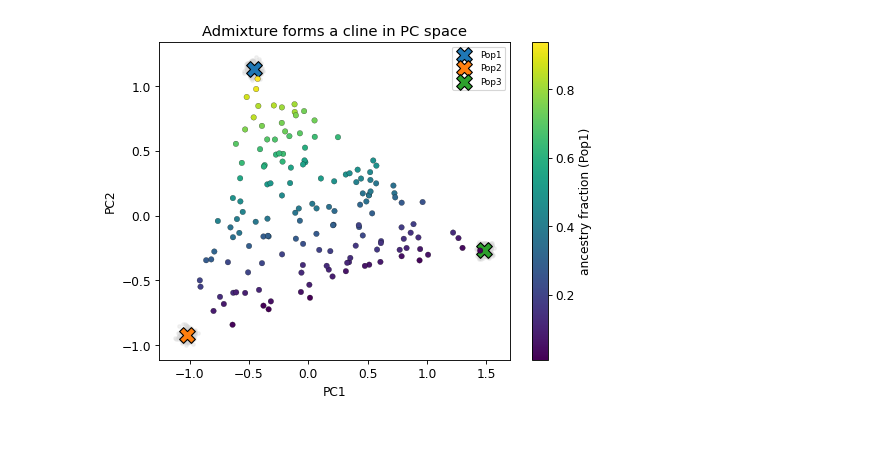
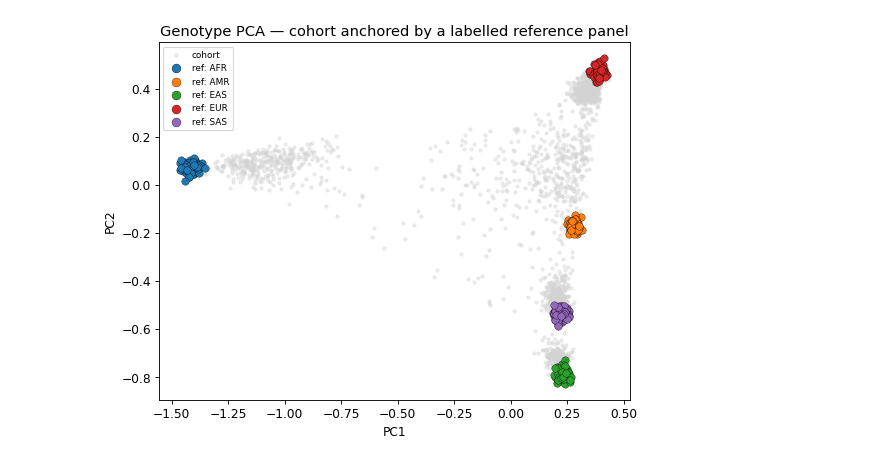
Before and after one commit to BNTechie/smartbiomed_practicals_2026, a Jupyter notebook: session3/run.ipynb, the cells around one changed output. Saved outputs shown, nothing was run; the diff lists cells and outputs as text; code cells hidden in the pictures; blank space fills up the shorter version.

```diff
--- a/session3/run.ipynb
+++ b/session3/run.ipynb
@@ -197,19 +181,25 @@ Re-plot the PCA, highlighting the admixed group, and colour them by their ancest
 # %%
-Z = (G - G.mean(0)) / (G.std(0) + 1e-8)
-U, S, Vt = np.linalg.svd(Z / np.sqrt(N), full_matrices=False)
+genotypes_all = np.vstack([G_ref, G])
+genotype_mean = genotypes_all.mean(axis=0)
+genotype_sd   = genotypes_all.std(axis=0) + 1e-8
+Z = (genotypes_all - genotype_mean) / genotype_sd
+
+n_total = genotypes_all.shape[0]
+U, S, Vt = np.linalg.svd(Z / np.sqrt(n_total), full_matrices=False)
 PC = U * S
-fig, ax = plt.subplots(figsize=(6.5, 5))
-for k in range(3):
-    m = pop == k
-    ax.scatter(PC[m, 0], PC[m, 1], s=10, alpha=0.3, color='lightgrey')
-    ax.scatter(PC[m, 0].mean(), PC[m, 1].mean(), s=200, marker='X',
-               edgecolor='black', label=str(pop_names[k]))
-adm = pop == 3
-sc = ax.scatter(PC[adm, 0], PC[adm, 1], c=admix_frac[adm, 0], cmap='viridis',
-                s=25, edgecolor='k', lw=0.2)
-plt.colorbar(sc, ax=ax, label='ancestry fraction (Pop1)')
-ax.set_xlabel('PC1'); ax.set_ylabel('PC2'); ax.set_title('Admixture forms a cline in PC space')
-ax.legend(fontsize=8); plt.tight_layout(); plt.show()
+
+PC_ref    = PC[:n_ref]
+PC_cohort = PC[n_ref:]
+
+fig, ax = plt.subplots(figsize=(7, 5.5))
+ax.scatter(PC_cohort[:, 0], PC_cohort[:, 1], s=8, alpha=0.4, color='lightgrey', label='cohort')
+for group_index, group_name in enumerate(superpop_names):
+    is_this_group = ref_pop == group_index
+    ax.scatter(PC_ref[is_this_group, 0], PC_ref[is_this_group, 1],
+               s=45, edgecolor='black', lw=0.3, label=f'ref: {group_name}')
+ax.set_xlabel('PC1'); ax.set_ylabel('PC2')
+ax.set_title('Genotype PCA — cohort anchored by a labelled reference panel')
+ax.legend(fontsize=8, markerscale=1.2); plt.tight_layout(); plt.show()
 # %% [output]
-[figure, old version]
+[figure, new version]
 # %% [markdown]
```
Also changed, not shown: parts of 25 cells of this notebook, 10 other files.
